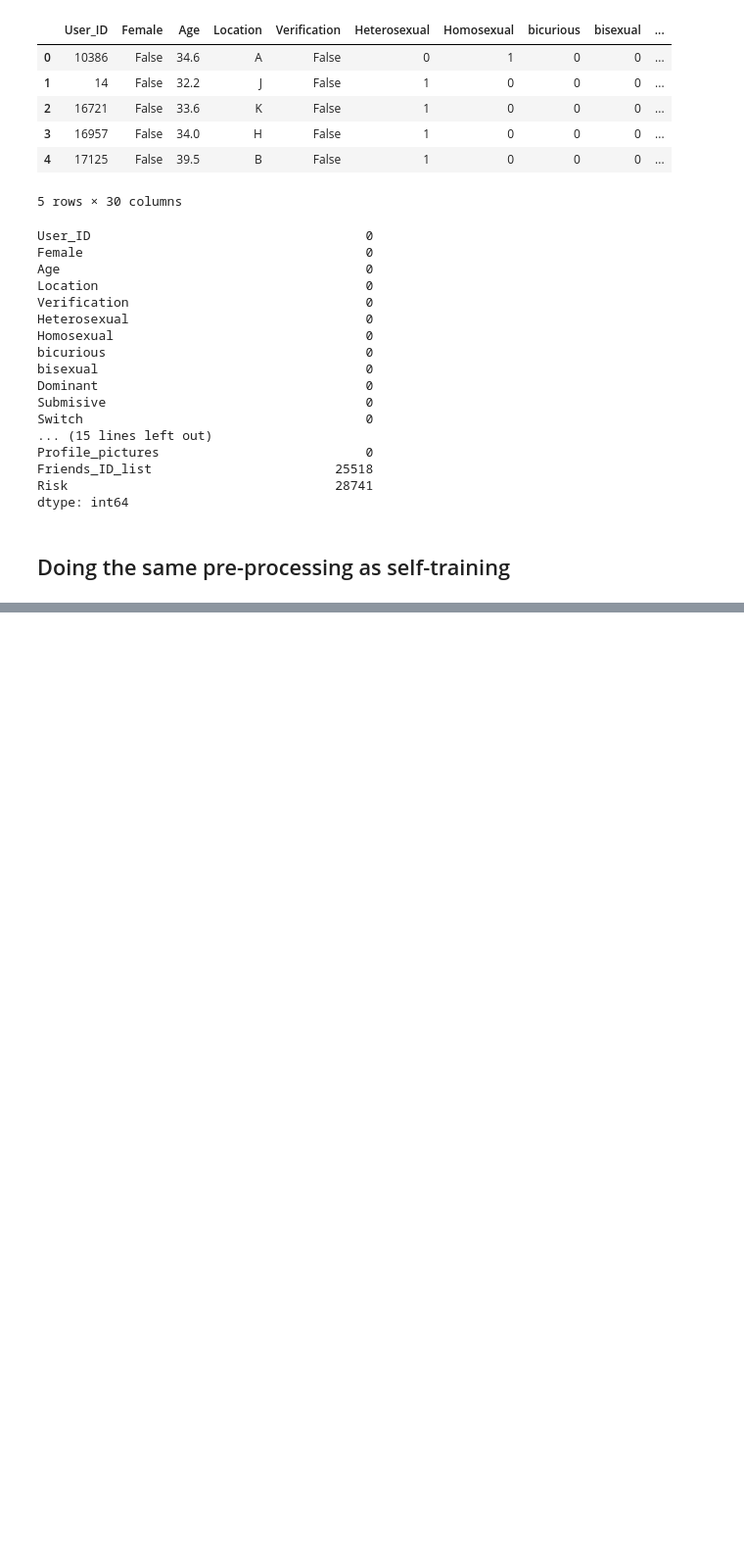
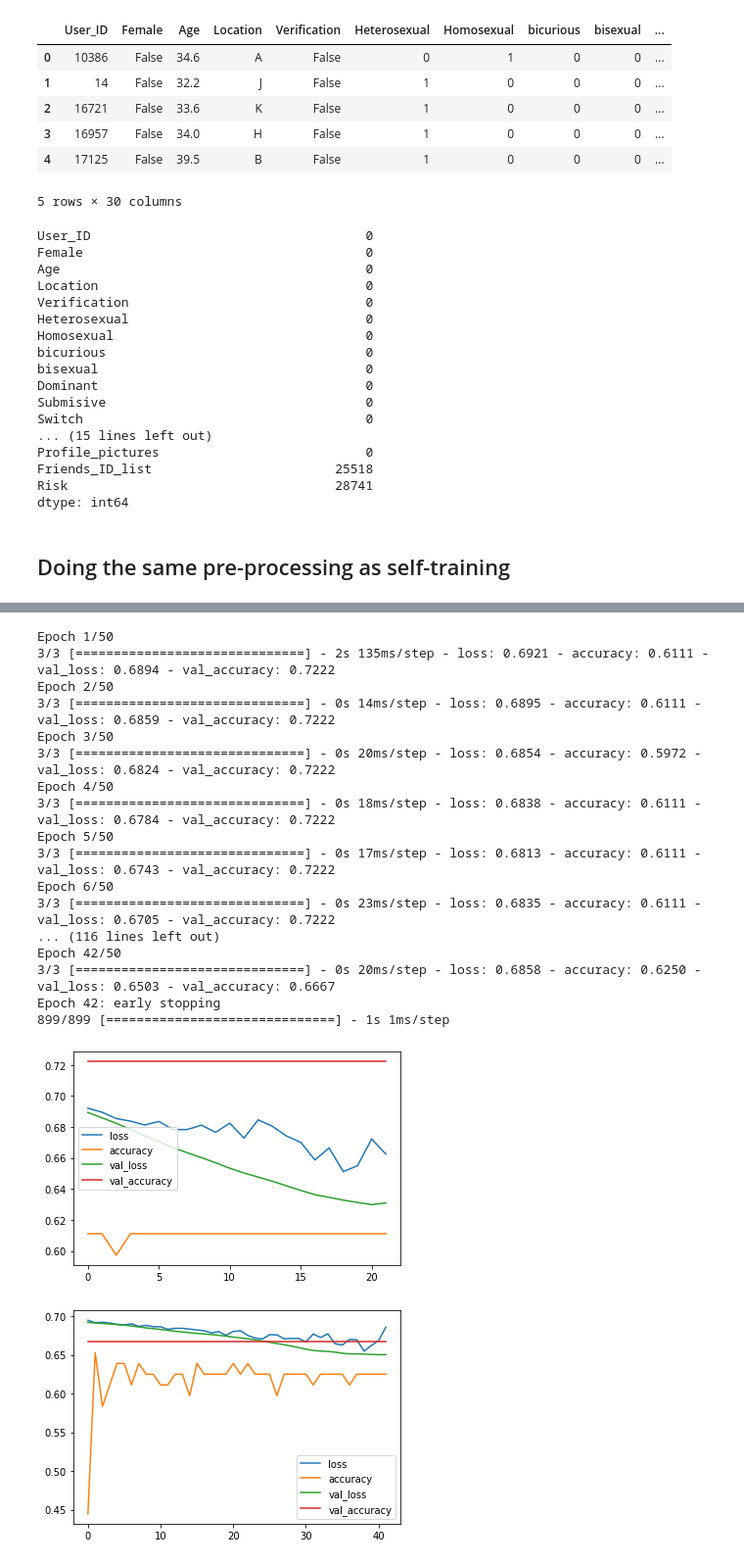
Before and after one commit to shailx383/crux-round3, a Jupyter notebook: co-training.ipynb, the cells around one changed output, grey strips where cells are left out. Shown at 98% size. Cells and saved outputs as stored; diff of their text form; code cells hidden in the pictures; blank space fills up the shorter version.

```diff
--- a/co-training.ipynb
+++ b/co-training.ipynb
@@ -62,0 +255,64 @@ df = df.drop('Friends_ID_list', axis = 1)
+# %%
+def scaled_splits(df):
+    X = df.drop(['Risk'], axis =1)
+    y = df['Risk'].values
+    X_train, X_test, y_train, y_test = train_test_split(X, y, test_size=0.2)
+    scaler = MinMaxScaler()
+    X_train = scaler.fit_transform(X_train)
+    X_test = scaler.transform(X_test)
+    y_train = y_train.reshape(y_train.shape[0], 1)
+    return X_train, X_test, y_train, y_test
+# %%
+def co_training(view1_labelled, view1_unlabelled,
+                view2_labelled, view2_unlabelled,
+                confidence_level = 1.00):
+
+    if len(view1_unlabelled) > 0 and len(view2_unlabelled) > 0:
+        labelled_X1_train, labelled_X1_test, labelled_y1_train, labelled_y1_test = scaled_splits(view1_labelled)
+        params1 = tune_hyperparameters(param_grid, labelled_X1_train, labelled_y1_train)
+        model1 = create_model(params1)
+        model1.fit(labelled_X1_train, labelled_y1_train, epochs =50, validation_data = [labelled_X1_test, labelled_y1_test], callbacks = [early_stop])
+        pd.DataFrame(model1.history.history).plot()
+        pseudolabels1 = get_pseudo_labels(model1, view1_unlabelled.drop('Risk', axis = 1))
+        confident_labels_df1 = get_confident_labels(confidence_level, pseudolabels1)
+
+        labelled_X2_train, labelled_X2_test, labelled_y2_train, labelled_y2_test = scaled_splits(view2_labelled)
+        params2 = tune_hyperparameters(param_grid, labelled_X2_train, labelled_y2_train)
+        model2 = create_model(params2)
+        model2.fit(labelled_X2_train, labelled_y2_train, epochs =50, validation_data = [labelled_X2_test, labelled_y2_test], callbacks = [early_stop])
+        pd.DataFrame(model2.history.history).plot()
+        pseudolabels2 = get_pseudo_labels(model2, view2_unlabelled.drop('Risk', axis = 1))
+        confident_labels_df2 = get_confident_labels(confidence_level, pseudolabels2)
+
+        mid_view1 = pd.concat([view1_unlabelled.drop('Risk', axis = 1).reset_index(), confident_labels_df2.reset_index()], axis = 1)
+        mid_view2 = pd.concat([view2_unlabelled.drop('Risk', axis = 1).reset_index(), confident_labels_df1.reset_index()], axis = 1)
+
+        new_view1_labelled = mid_view1[mid_view1['confident'] == 1]
+        new_view1_unlabelled = mid_view1[mid_view1['confident'] == 0]
+
+        new_view2_labelled = mid_view2[mid_view2['confident'] == 1]
+        new_view2_unlabelled = mid_view2[mid_view2['confident'] == 0]
+
+        return new_view1_labelled.drop('index', axis = 1), new_view1_unlabelled.drop('index', axis = 1), new_view2_labelled.drop('index', axis = 1), new_view2_unlabelled.drop('index', axis = 1)
+# %%
+out = co_training(v1_l, v1_u, v2_l, v2_u, 1.00)
+# %% [output]
+Epoch 1/50
+3/3 [==============================] - 2s 135ms/step - loss: 0.6921 - accuracy: 0.6111 - val_loss: 0.6894 - val_accuracy: 0.7222
+Epoch 2/50
+3/3 [==============================] - 0s 14ms/step - loss: 0.6895 - accuracy: 0.6111 - val_loss: 0.6859 - val_accuracy: 0.7222
+Epoch 3/50
+3/3 [==============================] - 0s 20ms/step - loss: 0.6854 - accuracy: 0.5972 - val_loss: 0.6824 - val_accuracy: 0.7222
+Epoch 4/50
+3/3 [==============================] - 0s 18ms/step - loss: 0.6838 - accuracy: 0.6111 - val_loss: 0.6784 - val_accuracy: 0.7222
+Epoch 5/50
+3/3 [==============================] - 0s 17ms/step - loss: 0.6813 - accuracy: 0.6111 - val_loss: 0.6743 - val_accuracy: 0.7222
+Epoch 6/50
+3/3 [==============================] - 0s 23ms/step - loss: 0.6835 - accuracy: 0.6111 - val_loss: 0.6705 - val_accuracy: 0.7222
+... (116 lines left out)
+Epoch 42/50
+3/3 [==============================] - 0s 20ms/step - loss: 0.6858 - accuracy: 0.6250 - val_loss: 0.6503 - val_accuracy: 0.6667
+Epoch 42: early stopping
+899/899 [==============================] - 1s 1ms/step
+[figure, added]
+[figure, added]
```
Also changed, not shown: parts of 30 cells of this notebook, 4 other files.
